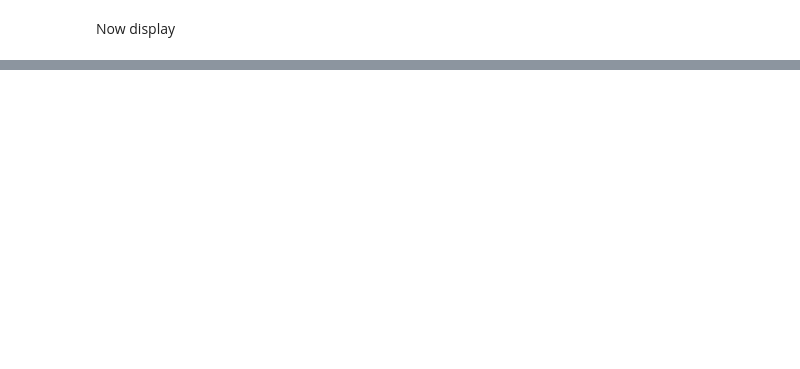
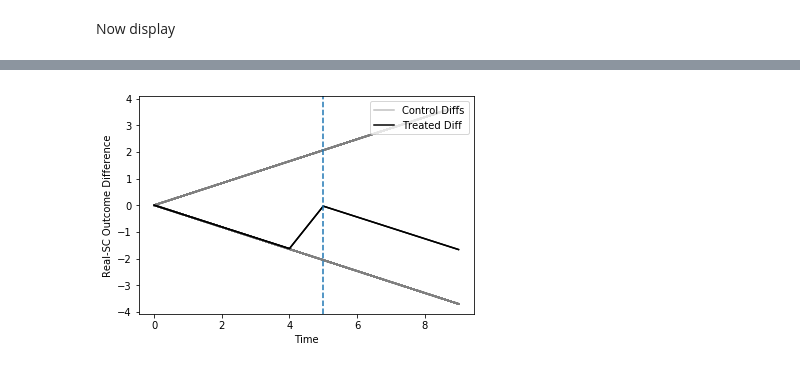
Before and after one commit to microsoft/SparseSC, a Jupyter notebook: examples/DifferentialTrends.ipynb, the cells around one changed output, grey strips where cells are left out. Saved outputs shown, nothing was run; the diff lists cells and outputs as text; code cells hidden in the pictures; blank space fills up the shorter version.

```diff
--- a/examples/DifferentialTrends.ipynb
+++ b/examples/DifferentialTrends.ipynb
@@ -84,0 +99,7 @@ plt.show()
+# %%
+diffs = Y - Y_sc
+diffs_plt = diffs_plot(diffs, treated_units, control_units)
+diffs_plt.show()
+est_te = diffs[0,:]
+# %% [output]
+[figure, added]
```
Also changed, not shown: parts of 10 cells of this notebook, 2 other files.
